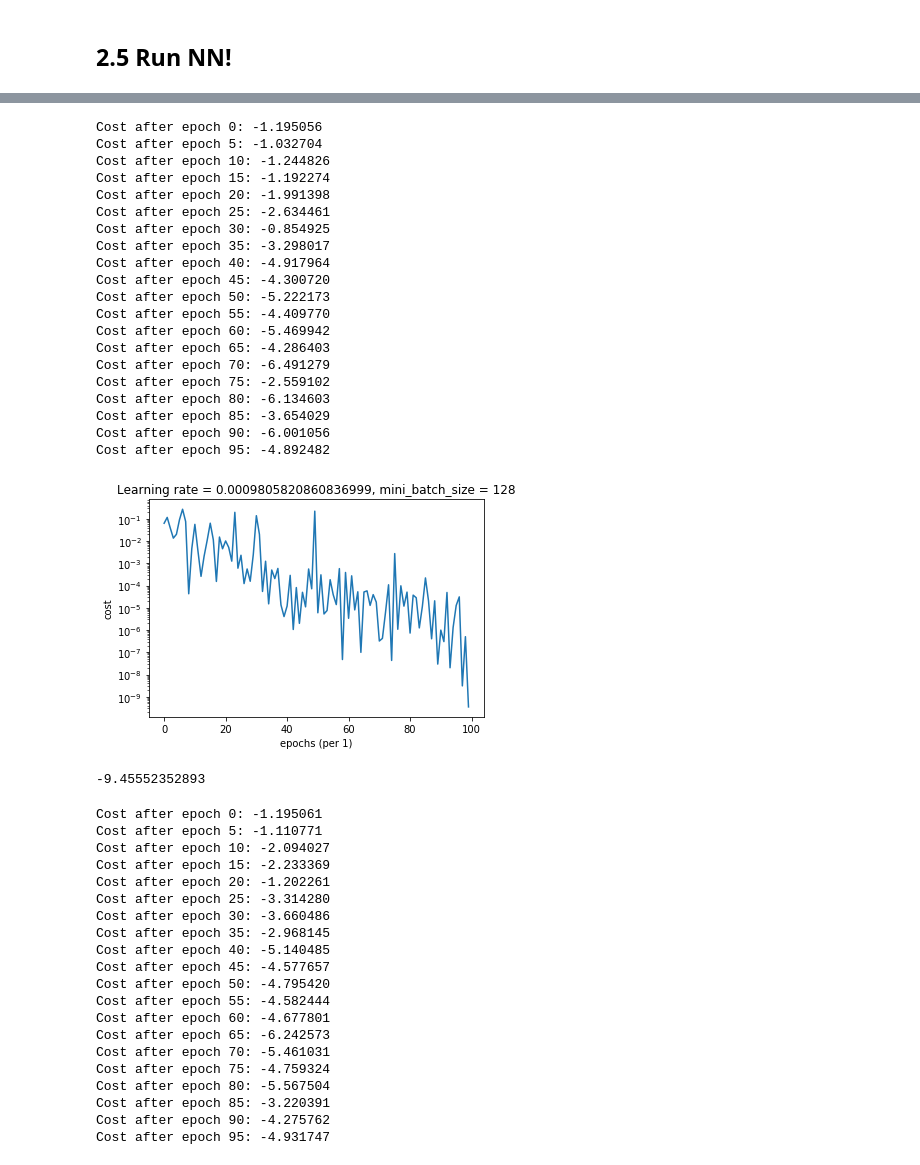
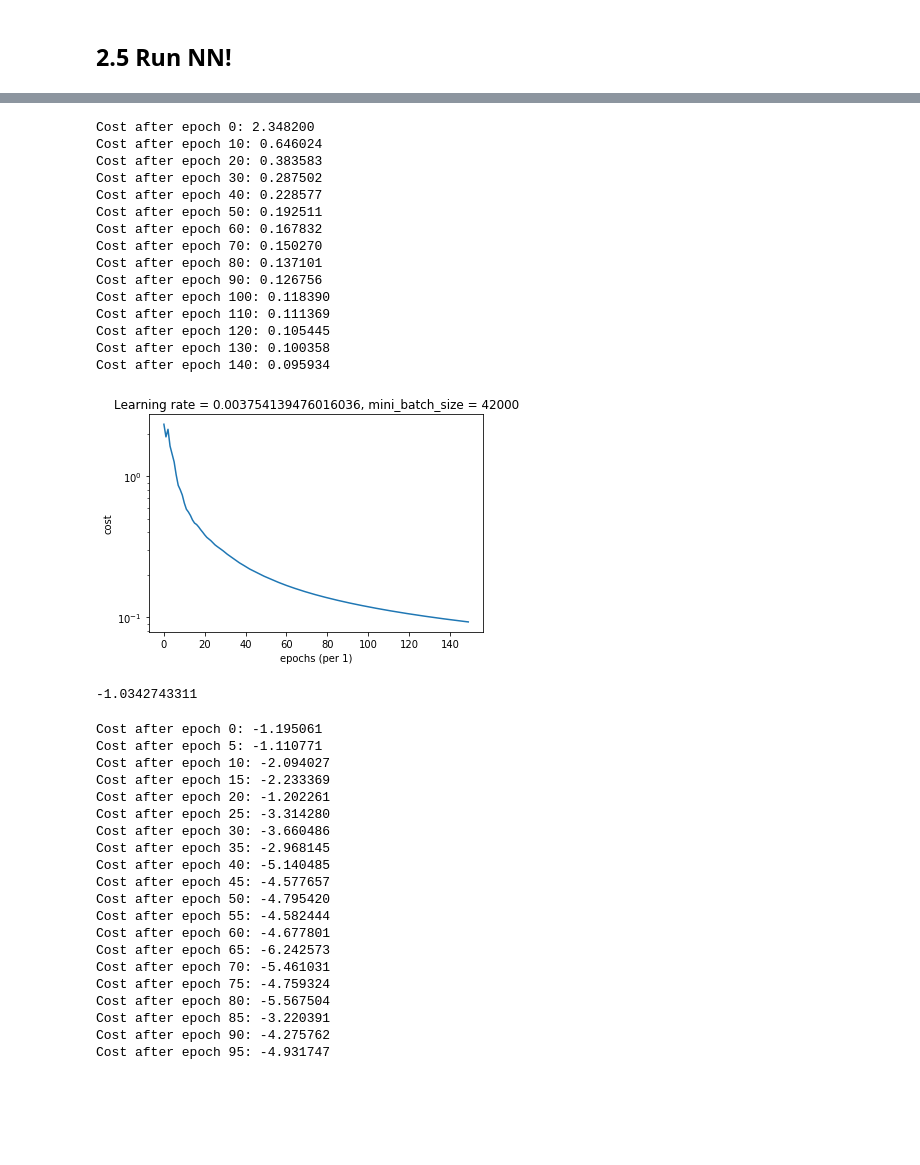
Before and after one commit to woodyko3234/Kaggle---Digit-Recognizer, a Jupyter notebook: Kaggle - Digit Recognizer (DL).ipynb, the cells around one changed output, grey strips where cells are left out. Drawn from its saved outputs; the diff is of its cells as text; code cells hidden in the pictures; blank space fills up the shorter version.

```diff
--- a/Kaggle - Digit Recognizer (DL).ipynb
+++ b/Kaggle - Digit Recognizer (DL).ipynb
@@ -616,32 +616,26 @@ Cost after epoch 185: -3.744747
-# %%
-parameters = model(train_X, train_Y, layer_dims, optimizer = 'adam', learning_rate = 0.00253,
-                   learning_decay = 0.00962,
-                   mini_batch_size = 128, beta = 0.9, beta1 = 0.92, beta2 = 0.999,
-                   epsilon = 1e-8, num_epochs = 300, print_cost = True)
-#0.96857
-# %% [output]
-Cost after epoch 0: -1.195056
-Cost after epoch 5: -1.032704
-Cost after epoch 10: -1.244826
-Cost after epoch 15: -1.192274
-Cost after epoch 20: -1.991398
-Cost after epoch 25: -2.634461
-Cost after epoch 30: -0.854925
-Cost after epoch 35: -3.298017
-Cost after epoch 40: -4.917964
-Cost after epoch 45: -4.300720
-Cost after epoch 50: -5.222173
-Cost after epoch 55: -4.409770
-Cost after epoch 60: -5.469942
-Cost after epoch 65: -4.286403
-Cost after epoch 70: -6.491279
-Cost after epoch 75: -2.559102
-Cost after epoch 80: -6.134603
-Cost after epoch 85: -3.654029
-Cost after epoch 90: -6.001056
-Cost after epoch 95: -4.892482
-[figure, removed]
--9.45552352893
+# %%
+parameters = model(train_X, train_Y, layer_dims, optimizer = "adam", learning_rate = 0.0167,
+                   mini_batch_size = train_X.shape[1], learning_decay = 0.01,
+                   num_epochs = 150)
+#0.95585
+# %% [output]
+Cost after epoch 0: 2.348200
+Cost after epoch 10: 0.646024
+Cost after epoch 20: 0.383583
+Cost after epoch 30: 0.287502
+Cost after epoch 40: 0.228577
+Cost after epoch 50: 0.192511
+Cost after epoch 60: 0.167832
+Cost after epoch 70: 0.150270
+Cost after epoch 80: 0.137101
+Cost after epoch 90: 0.126756
+Cost after epoch 100: 0.118390
+Cost after epoch 110: 0.111369
+Cost after epoch 120: 0.105445
+Cost after epoch 130: 0.100358
+Cost after epoch 140: 0.095934
+[figure, added]
+-1.0342743311
 # %%
 parameters = model(train_X, train_Y, layer_dims, optimizer = 'adam', learning_rate = 0.00250,
                    learning_decay = 0.00942,
```
Also changed, not shown: parts of 46 cells of this notebook, 3 other files.
